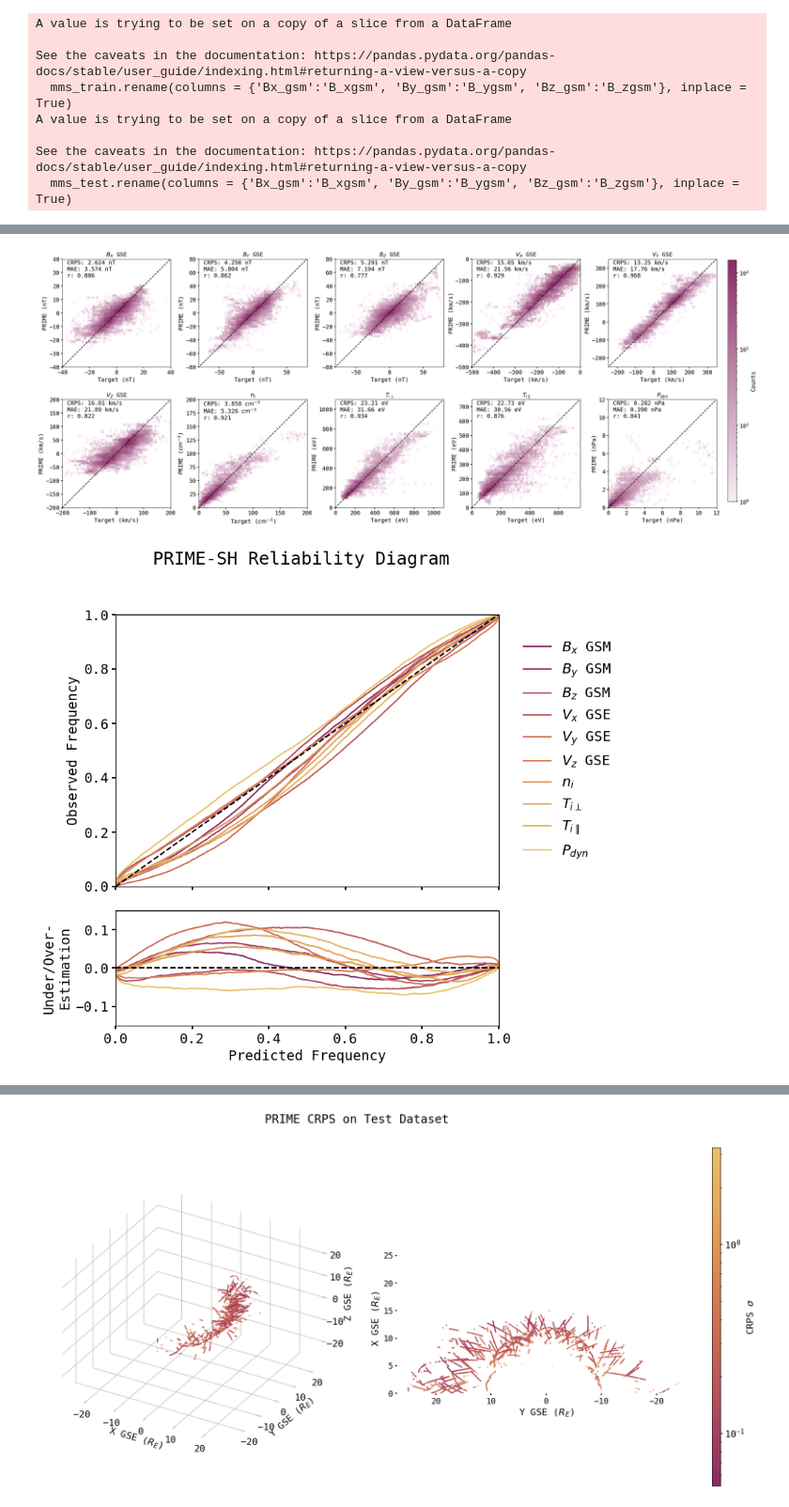
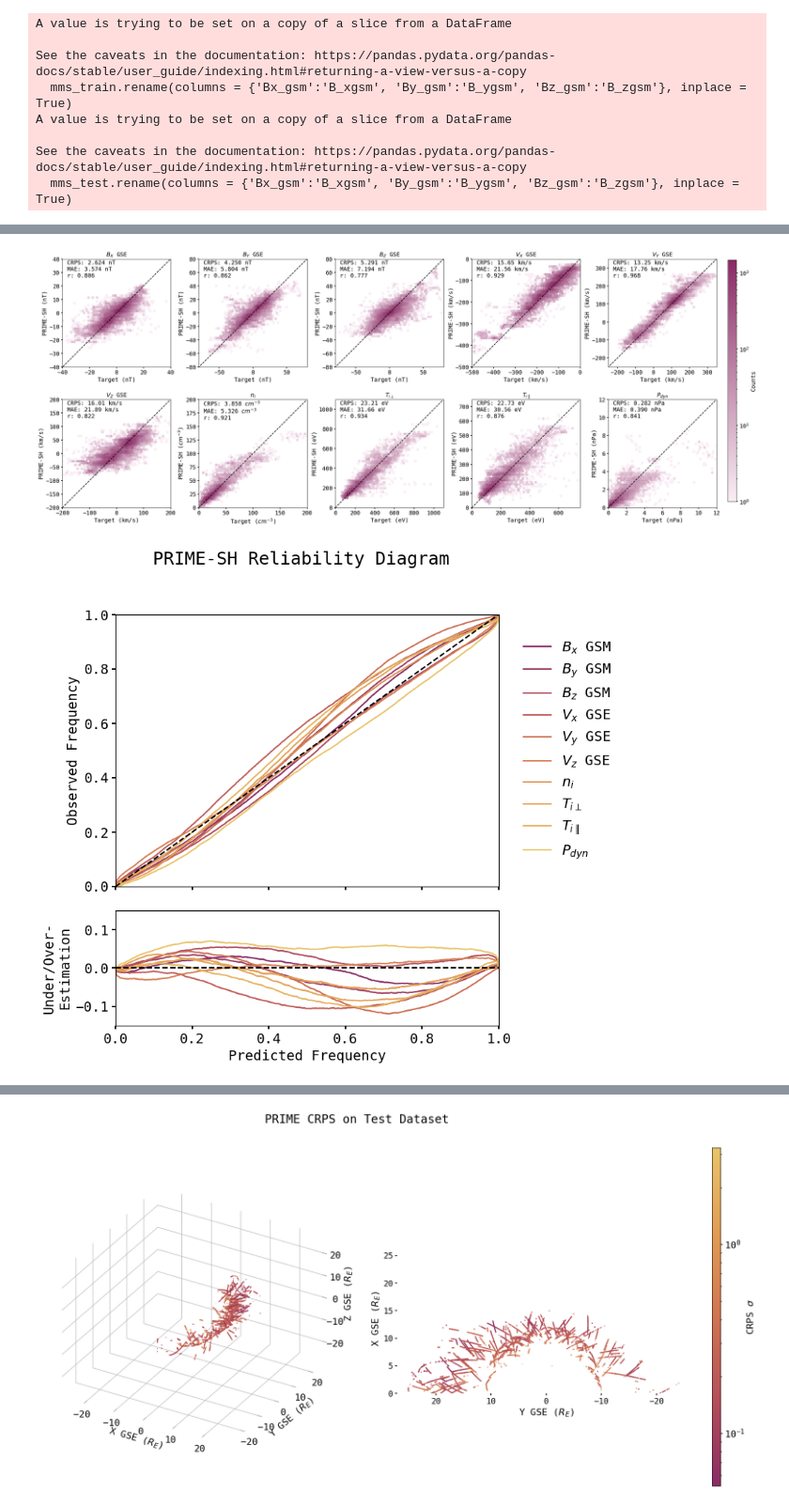
Before and after one commit to connor-obrien888/primesh, a Jupyter notebook: scratch.ipynb, the cells around one changed output, grey strips where cells are left out. Shown at 94% size. Saved outputs shown, nothing was run; the diff lists cells and outputs as text; code cells hidden in the pictures.

```diff
--- a/scratch.ipynb
+++ b/scratch.ipynb
@@ -271,7 +273,7 @@ for idx, key in enumerate(keys):
     ax[idx//5,idx%5].set_ylim(bounds[idx][0], bounds[idx][1])
     ax[idx//5,idx%5].set_aspect('equal')
     ax[idx//5,idx%5].set_xlabel('Target ('+units[idx]+')')
-    ax[idx//5,idx%5].set_ylabel('PRIME ('+units[idx]+')')
+    ax[idx//5,idx%5].set_ylabel('PRIME-SH ('+units[idx]+')')
     ax[idx//5,idx%5].set_title(titles[idx], fontsize = 14)
     ax[idx//5,idx%5].autoscale(enable=False)
     ax[idx//5,idx%5].plot(np.linspace(-1800,1800,1000),np.linspace(-1800,1800,1000),color='k',linestyle='--')
@@ -286,11 +288,11 @@ cbar.set_label('Counts', fontsize = 14)
 cbar.ax.tick_params(labelsize=14)
 #plt.savefig('./plots/prime_jd.pdf', bbox_inches='tight')
 # %% [output]
-[figure, old version]
+[figure, new version]
 # %%
 #Reliability diagram
-standard_err = (predict_test[keys] - mms_test[keys])/(np.sqrt(2) * predict_test[keys_sig].to_numpy()) #Standard error for each parameter
-phi = np.linspace(0,1,1000) #Observed probabily axis
+standard_err = (mms_test[keys] - predict_test[keys])/(np.sqrt(2) * predict_test[keys_sig].to_numpy()) #Standard error for each parameter
+phi = np.linspace(0,1,1000) #Predicted probability axis
 cumulative_dist = np.zeros((len(phi), len(keys))) #Cumulative distribution for each parameter
 for idx, key in enumerate(keys):
     for i in standard_err[key].index:
@@ -306,32 +308,32 @@ ax[0].plot(phi, cumulative_dist[:,5], label = r'$V_{z}$ GSE', c = color_arr[5])
 ax[0].plot(phi, cumulative_dist[:,6], label = r'$n_{i}$', c = color_arr[6])
 ax[0].plot(phi, cumulative_dist[:,7], label = r'$T_{i\perp}$', c = color_arr[7])
 ax[0].plot(phi, cumulative_dist[:,8], label = r'$T_{i\parallel}$', c = color_arr[8])
 ax[0].plot(phi, cumulative_dist[:,9], label = r'$P_{dyn}$', c = color_arr[9])
 #Place legend in the outside right middle of the figure
 ax[0].legend(bbox_to_anchor=(1.05, 0.5), loc='center left', borderaxespad=0.)
 ax[0].plot(phi, phi, linestyle = '--', color = 'k')
 ax[0].set_ylabel('Observed Frequency')
 ax[0].set_xlim(0,1)
 ax[0].set_ylim(0,1)
 fig.suptitle('PRIME-SH Reliability Diagram', fontsize = 18)
 
 ax[1].plot(phi, phi - cumulative_dist[:,0], label = r'$B_{x}$ GSM', c = color_arr[0])
 ax[1].plot(phi, phi - cumulative_dist[:,1], label = r'$B_{y}$ GSM', c = color_arr[1])
 ax[1].plot(phi, phi - cumulative_dist[:,2], label = r'$B_{z}$ GSM', c = color_arr[2])
 ax[1].plot(phi, phi - cumulative_dist[:,3], label = r'$V_{x}$ GSE', c = color_arr[3])
 ax[1].plot(phi, phi - cumulative_dist[:,4], label = r'$V_{y}$ GSE', c = color_arr[4])
 ax[1].plot(phi, phi - cumulative_dist[:,5], label = r'$V_{z}$ GSE', c = color_arr[5])
 ax[1].plot(phi, phi - cumulative_dist[:,6], label = r'$n_{i}$', c = color_arr[6])
 ax[1].plot(phi, phi - cumulative_dist[:,6], label = r'$T_{i\perp}$', c = color_arr[7])
 ax[1].plot(phi, phi - cumulative_dist[:,7], label = r'$T_{i\perp}$', c = color_arr[7])
 ax[1].plot(phi, phi - cumulative_dist[:,8], label = r'$T_{i\parallel}$', c = color_arr[8])
 ax[1].plot(phi, phi - cumulative_dist[:,9], label = r'$P_{dyn}$', c = color_arr[9])
 ax[1].plot(phi, np.zeros(len(phi)), linestyle = '--', color = 'k')
 ax[1].set_ylim(-0.15,0.15)
 ax[1].set_xlabel('Predicted Frequency')
 ax[1].set_ylabel('Under/Over-\nEstimation')
 ax[1].set_aspect('equal')
 plt.subplots_adjust(hspace = -0.20)
-#plt.savefig('./plots/reliability_diagram.pdf', bbox_inches='tight')
+plt.savefig('./plots/reliability_diagram.pdf', bbox_inches='tight')
 # %% [output]
-[figure, old version]
+[figure, new version]
```
Also changed, not shown: parts of 14 cells of this notebook, 23 other files.
